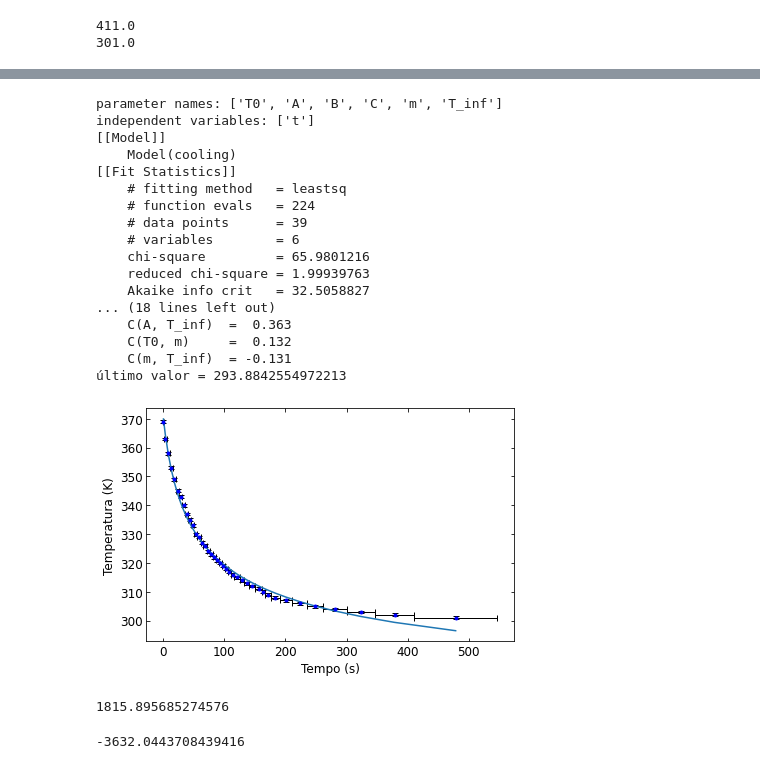
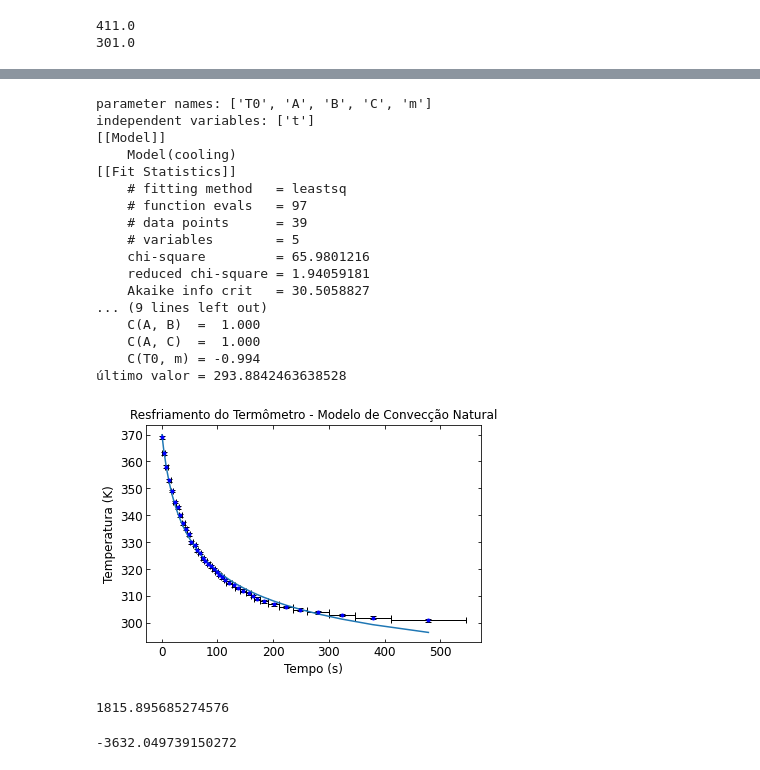
Before and after one commit to PeSader/unicamp, a Jupyter notebook: sem02/f229/exp05/notebook.ipynb, the cells around one changed output, grey strips where cells are left out. Drawn from its saved outputs; the diff is of its cells as text; code cells hidden in the pictures.

```diff
--- a/sem02/f229/exp05/notebook.ipynb
+++ b/sem02/f229/exp05/notebook.ipynb
@@ -40,17 +40,18 @@ ax1.errorbar(tempo,Temperature,yerr=0.5,xerr=tempo_intervall,fmt='o',elinewidth=
 ax1.tick_params(direction='in', which='both',top=True,right=True,labelsize=12)
 ax1.set_ylabel('Temperatura (K)',fontsize=12)
 ax1.set_xlabel('Tempo (s)',fontsize=12)
+ax1.set_title("Resfriamento do Termômetro - Modelo de Condução/Convecção Forçada")
 
 
-plt.tight_layout()
+# plt.tight_layout()
 # plt.show()
 
 
 def exp_cooling(t,T0,T_inf,gamma):
     return (T0-T_inf)*np.exp(-gamma*t)+T_inf
 
-def cooling(t,T0,A,B,C,m,T_inf):
-    return T0+(A/(B+C*t)**m)+T_inf
+def cooling(t,T0,A,B,C,m):
+    return T0+(A/(B+C*t)**m)
 
 
 exp_model=lmfit.Model(exp_cooling)
@@ -66,4 +67,7 @@ print(results.fit_report())
 ax1.plot(tempo,results.best_fit)
 ultimo_valor_exp_cooling = results.eval(t=601)
 print("último valor =", ultimo_valor_exp_cooling)
+
+plt.legend(loc='best')
+plt.savefig("modelo1.png", dpi=1200)
 # %% [output]
@@ -98,46 +99,47 @@ fig,ax2 = plt.subplots()
 
 ax2.errorbar(tempo,Temperature,yerr=0.5,xerr=tempo_intervall,fmt='o',elinewidth=1,capsize=3,capthick=1,ms=3,c='b',ecolor='black')
 ax2.tick_params(direction='in', which='both',top=True,right=True,labelsize=12)
 
 ax2.set_ylabel('Temperatura (K)',fontsize=12)
 ax2.set_xlabel('Tempo (s)',fontsize=12)
+ax2.set_title("Resfriamento do Termômetro - Modelo de Convecção Natural")
 
-plt.tight_layout()
+#plt.tight_layout()
 
 cooling_model.set_param_hint('m',value=1/4,vary=True,min=1/6, max=1/3)
 cooling_model.set_param_hint('T0',value=350,vary=True)
-cooling_model.set_param_hint('T_inf',value=26+273,min=20+273,max=30+273,vary=True)
 cooling_model.set_param_hint('A',value=523,min=0.0001, vary=True)
 cooling_model.set_param_hint('B',value=350,min=1,vary=True)
 cooling_model.set_param_hint('C',value=11,min=1,vary=True)
 param = cooling_model.make_params()
 
 results = cooling_model.fit(Temperature, t = tempo, params = param)
 print(results.fit_report())
 
 ax2.plot(tempo,results.best_fit)
 
 ultimo_valor_cooling = results.eval(t=601)
 print("último valor =", ultimo_valor_cooling)
+plt.savefig("modelo2.png", dpi=1200)
 # %% [output]
-parameter names: ['T0', 'A', 'B', 'C', 'm', 'T_inf']
+parameter names: ['T0', 'A', 'B', 'C', 'm']
 independent variables: ['t']
 [[Model]]
     Model(cooling)
 [[Fit Statistics]]
     # fitting method   = leastsq
-    # function evals   = 224
+    # function evals   = 97
     # data points      = 39
-    # variables        = 6
+    # variables        = 5
     chi-square         = 65.9801216
-    reduced chi-square = 1.99939763
-    Akaike info crit   = 32.5058827
-... (18 lines left out)
-    C(A, T_inf)  =  0.363
-    C(T0, m)     =  0.132
-    C(m, T_inf)  = -0.131
-último valor = 293.8842554972213
+    reduced chi-square = 1.94059181
+    Akaike info crit   = 30.5058827
+... (9 lines left out)
+    C(A, B)  =  1.000
+    C(A, C)  =  1.000
+    C(T0, m) = -0.994
+último valor = 293.8842463638528
-[figure, old version]
+[figure, new version]
 # %%
 diff = (ultimo_valor_exp_cooling**2 - data['Temperatura (K)'].to_numpy()[-1]**2)
 print(diff)
@@ -147,4 +149,4 @@ print(diff)
 diff = (ultimo_valor_cooling**2 - data['Temperatura (K)'].to_numpy()[-1]**2)
 print(diff)
 # %% [output]
--3632.0443708439416
+-3632.049739150272
```
Also changed, not shown: parts of 1 cell of this notebook, 1 other file.
